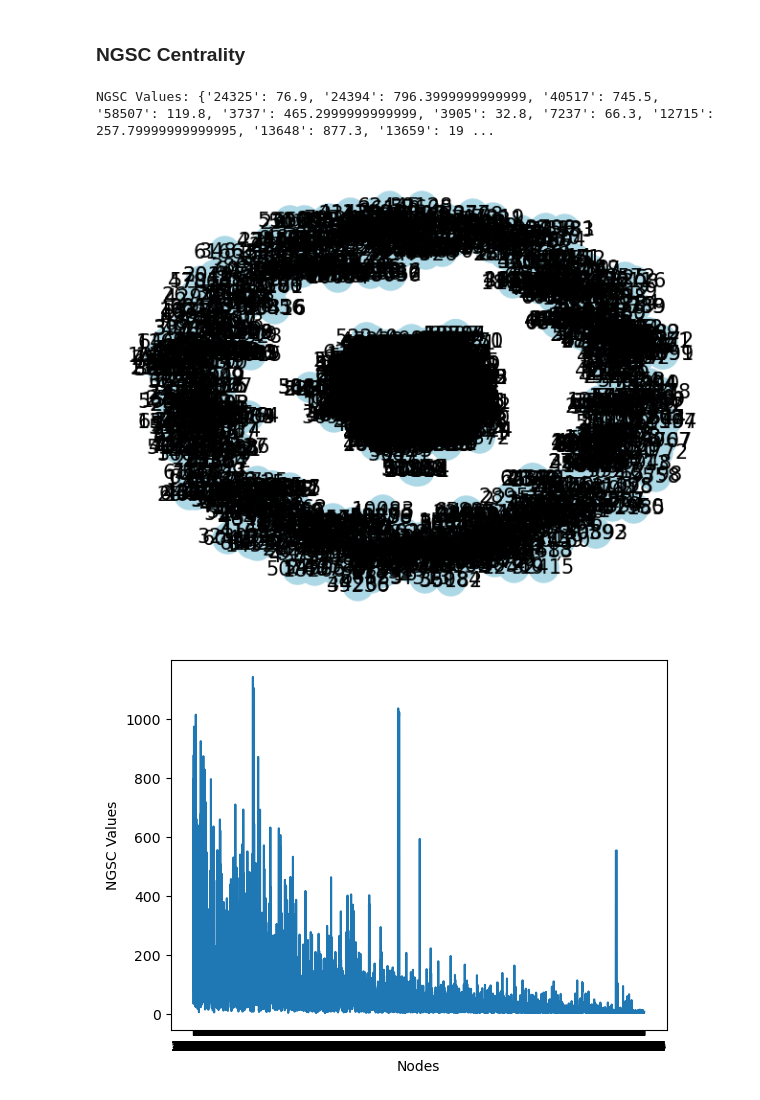
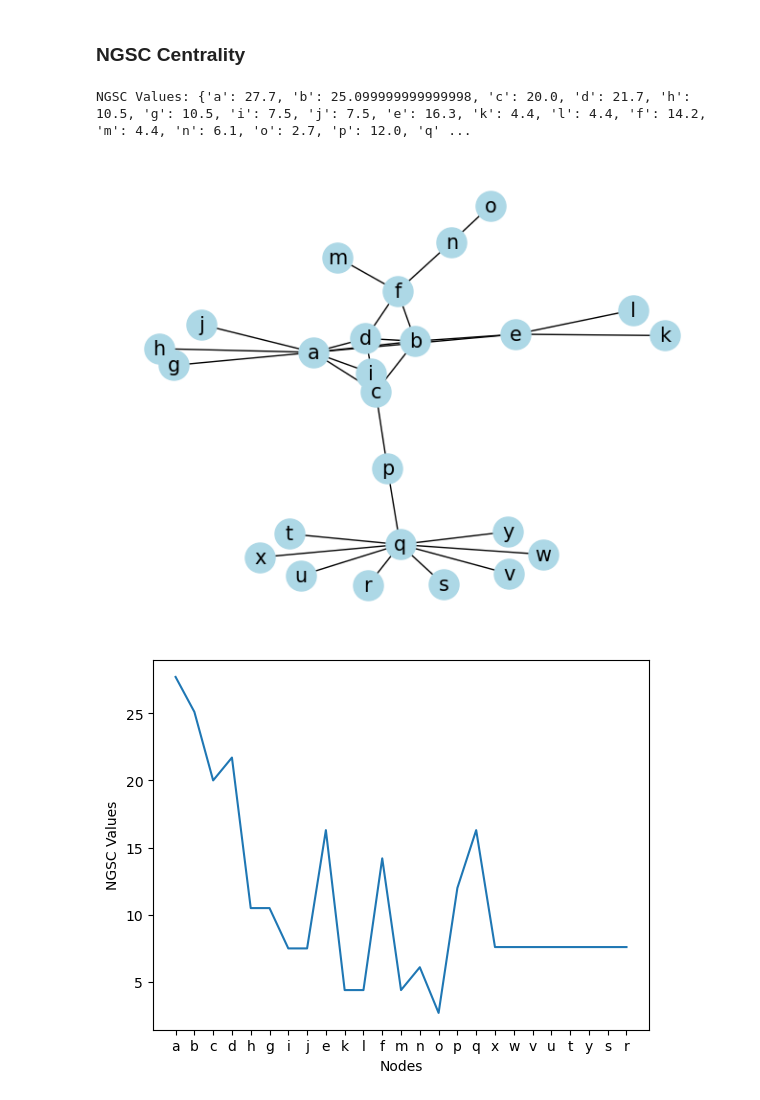
Before and after one commit to sandipto729/Social-Network, a Jupyter notebook: Centrality.ipynb, the cells around one changed output. Saved outputs shown, nothing was run; the diff lists cells and outputs as text; code cells hidden in the pictures.

```diff
--- a/Centrality.ipynb
+++ b/Centrality.ipynb
@@ -645,38 +645,44 @@ def findNGSC(G, tone1, tone2):
 
 G = nx.Graph()
 
-with open("ca-HepTh.txt", "r") as file:
+# with open("ca-HepTh.txt", "r") as file:
+#     for line in file:
+#         edge = line.strip().split()
+#         if len(edge) == 2:
+#             G.add_edge((edge[0]),(edge[1]))
+
+with open("graph2.txt", "r") as file:
     for line in file:
         edge = line.strip().split()
         if len(edge) == 2:
             G.add_edge((edge[0]),(edge[1]))
 
 tone1 = 0.3
 tone2 = 0.7
 
 ngsc_values = findNGSC(G, tone1, tone2)
 print("NGSC Values:", ngsc_values)
 
 nx.draw(G, with_labels=True, node_color='lightblue', node_size=500, font_size=15)
 plt.show()
 
 y=list(ngsc_values.values())
 x=list(ngsc_values.keys())
 plt.plot(x,y)
 plt.xlabel('Nodes')
 plt.ylabel('NGSC Values')
 plt.show()
 
 plt.scatter(x, y)
 plt.xlabel('Nodes')
 plt.ylabel('NGSC Values')
 plt.show()
 
 plt.bar(x,y)
 plt.xlabel('Nodes')
 plt.ylabel('NGSC Values')
 plt.show()
 # %% [output]
-NGSC Values: {'24325': 76.9, '24394': 796.3999999999999, '40517': 745.5, '58507': 119.8, '3737': 465.2999999999999, '3905': 32.8, '7237': 66.3, '12715': 257.79999999999995, '13648': 877.3, '13659': 19 ...
+NGSC Values: {'a': 27.7, 'b': 25.099999999999998, 'c': 20.0, 'd': 21.7, 'h': 10.5, 'g': 10.5, 'i': 7.5, 'j': 7.5, 'e': 16.3, 'k': 4.4, 'l': 4.4, 'f': 14.2, 'm': 4.4, 'n': 6.1, 'o': 2.7, 'p': 12.0, 'q' ...
-[figure, old version]
+[figure, new version]
-[figure, old version]
+[figure, new version]
```
Also changed, not shown: parts of 1 cell of this notebook.
